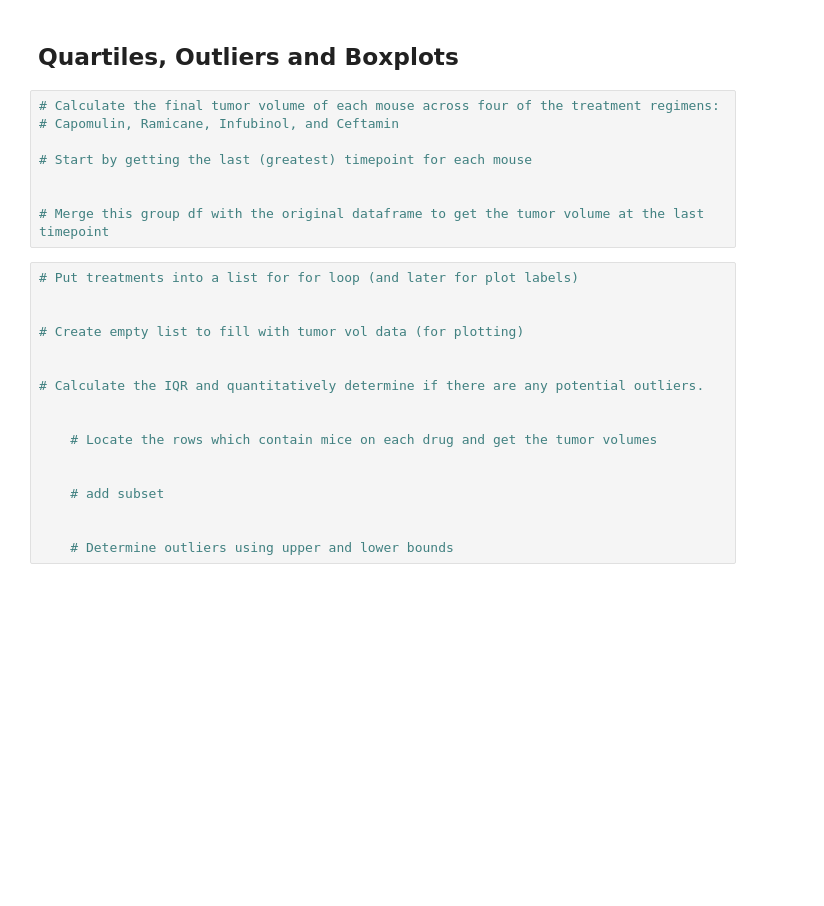
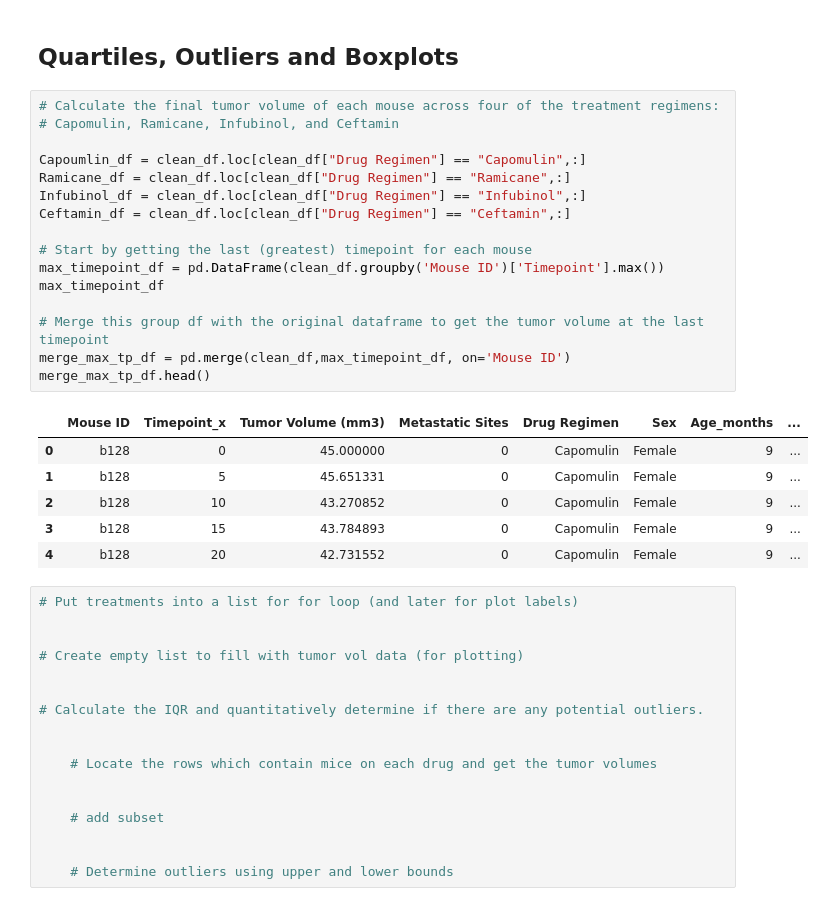
Before and after one commit to dejayru/matplotlib-hw-wk5, a Jupyter notebook: Pymaceuticals/pymaceuticals_starter.ipynb, the cells around one changed output. Saved outputs shown, nothing was run; the diff lists cells and outputs as text; blank space fills up the shorter version.

```diff
--- a/Pymaceuticals/pymaceuticals_starter.ipynb
+++ b/Pymaceuticals/pymaceuticals_starter.ipynb
@@ -228,11 +228,26 @@ plt.show()
 # %%
 # Calculate the final tumor volume of each mouse across four of the treatment regimens:
 # Capomulin, Ramicane, Infubinol, and Ceftamin
 
+Capoumlin_df = clean_df.loc[clean_df["Drug Regimen"] == "Capomulin",:]
+Ramicane_df = clean_df.loc[clean_df["Drug Regimen"] == "Ramicane",:]
+Infubinol_df = clean_df.loc[clean_df["Drug Regimen"] == "Infubinol",:]
+Ceftamin_df = clean_df.loc[clean_df["Drug Regimen"] == "Ceftamin",:]
+
 # Start by getting the last (greatest) timepoint for each mouse
-
+max_timepoint_df = pd.DataFrame(clean_df.groupby('Mouse ID')['Timepoint'].max())
+max_timepoint_df
 
 # Merge this group df with the original dataframe to get the tumor volume at the last timepoint
+merge_max_tp_df = pd.merge(clean_df,max_timepoint_df, on='Mouse ID')
+merge_max_tp_df.head()
+# %% [output]
+|  | Mouse ID | Timepoint_x | Tumor Volume (mm3) | Metastatic Sites | Drug Regimen | Sex | Age_months | ... |
+| 0 | b128 | 0 | 45.000000 | 0 | Capomulin | Female | 9 | ... |
+| 1 | b128 | 5 | 45.651331 | 0 | Capomulin | Female | 9 | ... |
+| 2 | b128 | 10 | 43.270852 | 0 | Capomulin | Female | 9 | ... |
+| 3 | b128 | 15 | 43.784893 | 0 | Capomulin | Female | 9 | ... |
+| 4 | b128 | 20 | 42.731552 | 0 | Capomulin | Female | 9 | ... |
 # %%
 # Put treatments into a list for for loop (and later for plot labels)
 
```
